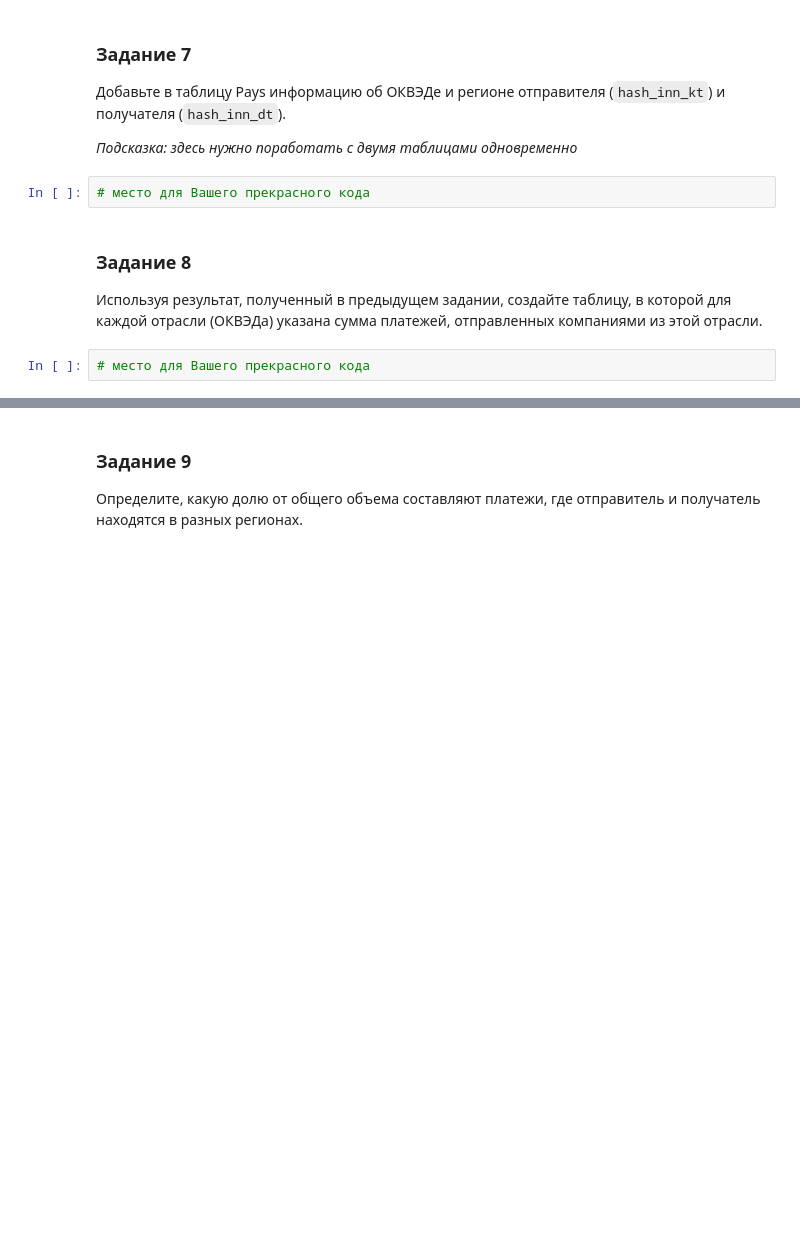
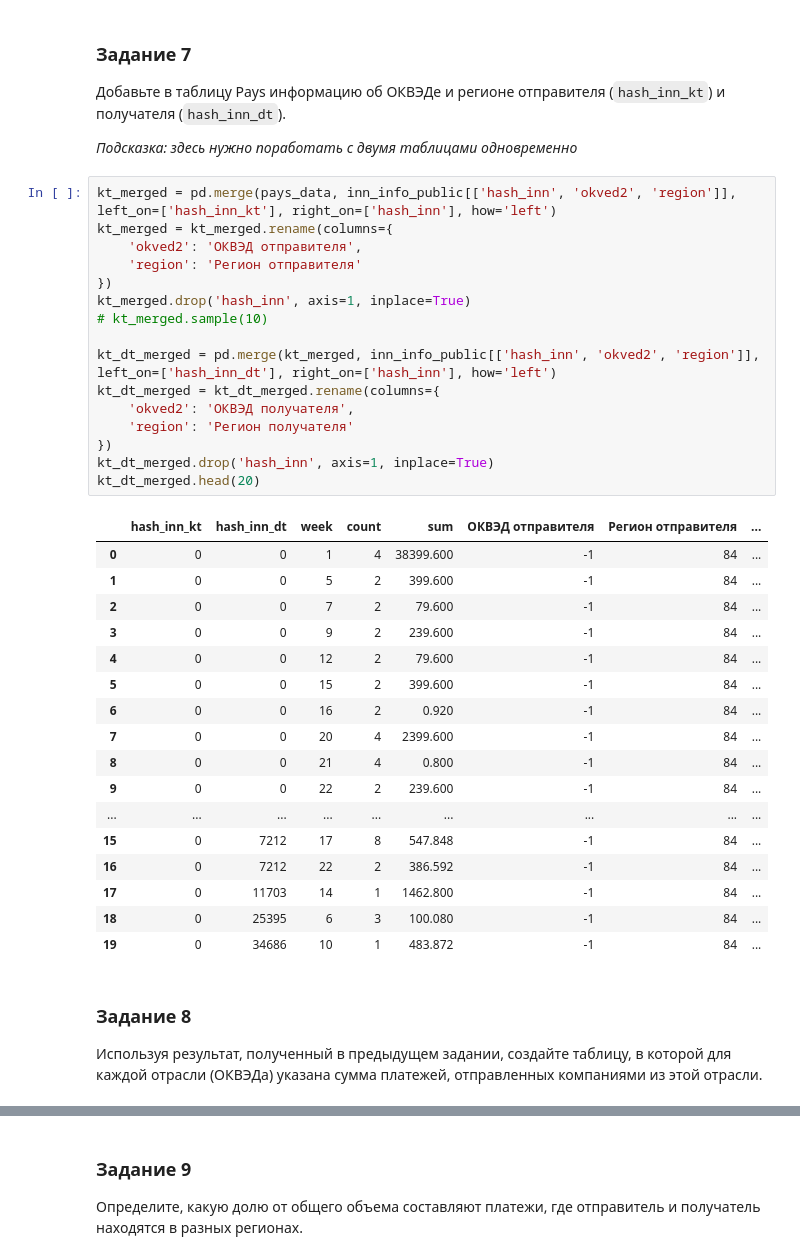
Before and after one commit to MyEducation11235/ITMO-5-PyAD, a Jupyter notebook: Task 3/Proskuryakov Roman 3.ipynb, the cells around one changed output, grey strips where cells are left out. Drawn from its saved outputs; the diff is of its cells as text; blank space fills up the shorter version.

```diff
--- a/Task 3/Proskuryakov Roman 3.ipynb
+++ b/Task 3/Proskuryakov Roman 3.ipynb
@@ -76,12 +157,42 @@ inn_info_public = pd.read_csv('<укажите путь до таблицы inn_
 Добавьте в таблицу Pays информацию об ОКВЭДе и регионе отправителя (`hash_inn_kt`) и получателя (`hash_inn_dt`).
 
 *Подсказка: здесь нужно поработать с двумя таблицами одновременно*
-# %%
-# место для Вашего прекрасного кода
+# %%
+kt_merged = pd.merge(pays_data, inn_info_public[['hash_inn', 'okved2', 'region']], left_on=['hash_inn_kt'], right_on=['hash_inn'], how='left')
+kt_merged = kt_merged.rename(columns={
+    'okved2': 'ОКВЭД отправителя',
+    'region': 'Регион отправителя'
+})
+kt_merged.drop('hash_inn', axis=1, inplace=True)
+# kt_merged.sample(10)
+
+kt_dt_merged = pd.merge(kt_merged, inn_info_public[['hash_inn', 'okved2', 'region']], left_on=['hash_inn_dt'], right_on=['hash_inn'], how='left')
+kt_dt_merged = kt_dt_merged.rename(columns={
+    'okved2': 'ОКВЭД получателя',
+    'region': 'Регион получателя'
+})
+kt_dt_merged.drop('hash_inn', axis=1, inplace=True)
+kt_dt_merged.head(20)
+# %% [output]
+|  | hash_inn_kt | hash_inn_dt | week | count | sum | ОКВЭД отправителя | Регион отправителя | ... |
+| 0 | 0 | 0 | 1 | 4 | 38399.600 | -1 | 84 | ... |
+| 1 | 0 | 0 | 5 | 2 | 399.600 | -1 | 84 | ... |
+| 2 | 0 | 0 | 7 | 2 | 79.600 | -1 | 84 | ... |
+| 3 | 0 | 0 | 9 | 2 | 239.600 | -1 | 84 | ... |
+| 4 | 0 | 0 | 12 | 2 | 79.600 | -1 | 84 | ... |
+| 5 | 0 | 0 | 15 | 2 | 399.600 | -1 | 84 | ... |
+| 6 | 0 | 0 | 16 | 2 | 0.920 | -1 | 84 | ... |
+| 7 | 0 | 0 | 20 | 4 | 2399.600 | -1 | 84 | ... |
+| 8 | 0 | 0 | 21 | 4 | 0.800 | -1 | 84 | ... |
+| 9 | 0 | 0 | 22 | 2 | 239.600 | -1 | 84 | ... |
+| ... | ... | ... | ... | ... | ... | ... | ... | ... |
+| 15 | 0 | 7212 | 17 | 8 | 547.848 | -1 | 84 | ... |
+| 16 | 0 | 7212 | 22 | 2 | 386.592 | -1 | 84 | ... |
+| 17 | 0 | 11703 | 14 | 1 | 1462.800 | -1 | 84 | ... |
+| 18 | 0 | 25395 | 6 | 3 | 100.080 | -1 | 84 | ... |
+| 19 | 0 | 34686 | 10 | 1 | 483.872 | -1 | 84 | ... |
 # %% [markdown]
 ### Задание 8
 
 
 Используя результат, полученный в предыдущем задании, создайте таблицу, в которой для каждой отрасли (ОКВЭДа) указана сумма платежей, отправленных компаниями из этой отрасли.
-# %%
-# место для Вашего прекрасного кода
```
Also changed, not shown: parts of 28 cells of this notebook.
